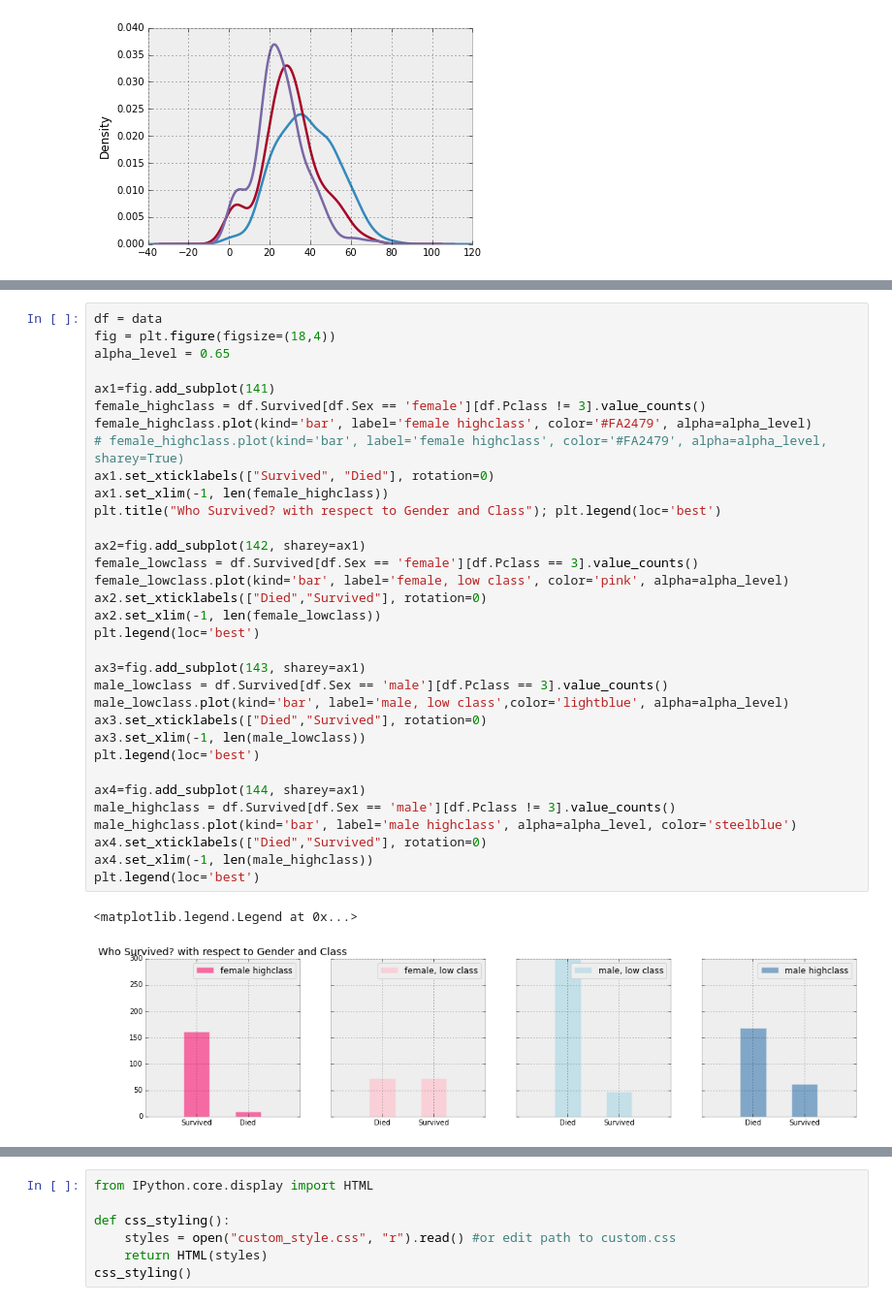
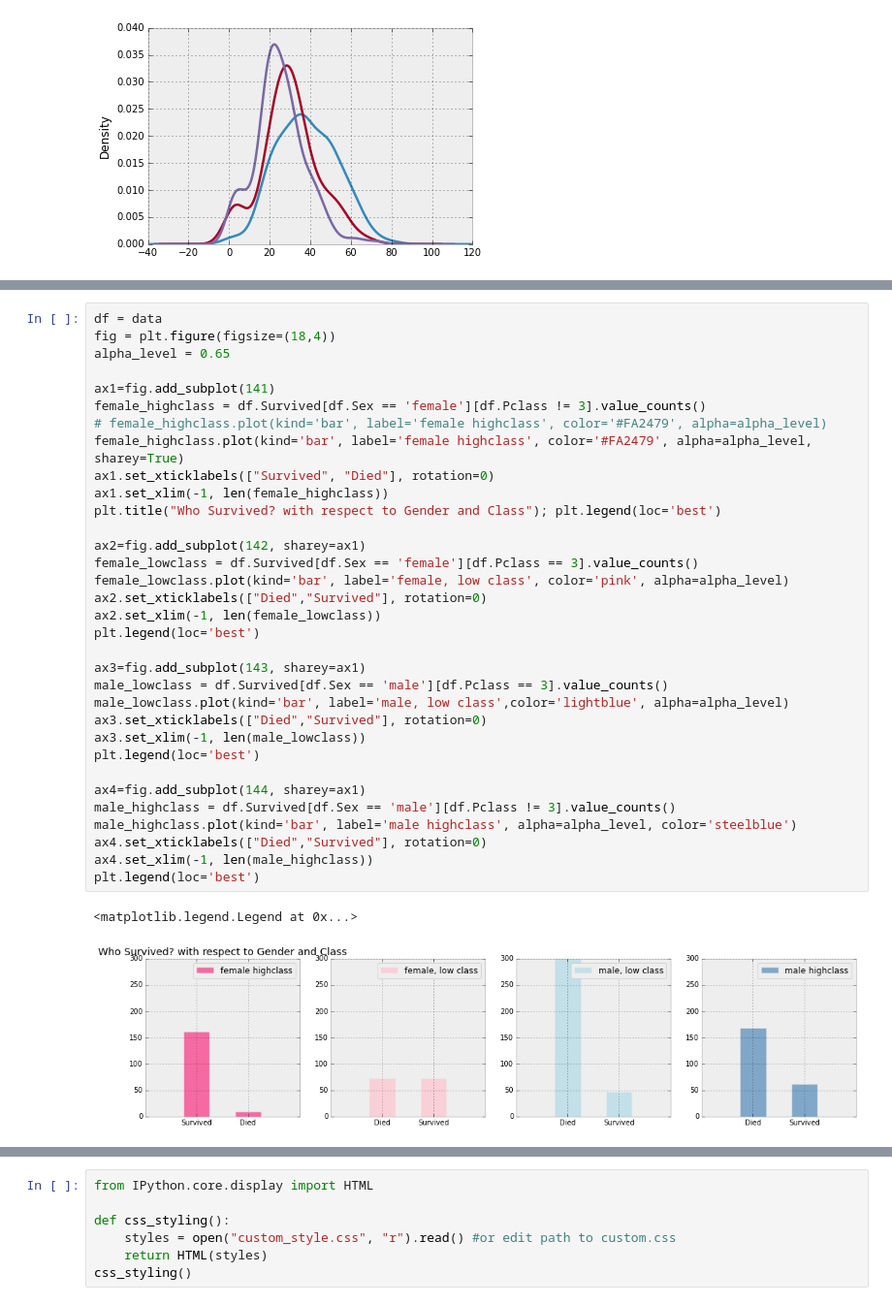
Before and after one commit to zunayed/pyDataAnalysis, a Jupyter notebook: titanic_predection.ipynb, the cells around one changed output, grey strips where cells are left out. Shown: that part at 97% size. Drawn from its saved outputs; the diff is of its cells as text.

```diff
--- a/titanic_predection.ipynb
+++ b/titanic_predection.ipynb
@@ -107,33 +135,33 @@ fig = plt.figure(figsize=(18,4))
 alpha_level = 0.65
 
 ax1=fig.add_subplot(141)
 female_highclass = df.Survived[df.Sex == 'female'][df.Pclass != 3].value_counts()
-female_highclass.plot(kind='bar', label='female highclass', color='#FA2479', alpha=alpha_level)
-# female_highclass.plot(kind='bar', label='female highclass', color='#FA2479', alpha=alpha_level, sharey=True)
+# female_highclass.plot(kind='bar', label='female highclass', color='#FA2479', alpha=alpha_level)
+female_highclass.plot(kind='bar', label='female highclass', color='#FA2479', alpha=alpha_level, sharey=True)
 ax1.set_xticklabels(["Survived", "Died"], rotation=0)
 ax1.set_xlim(-1, len(female_highclass))
 plt.title("Who Survived? with respect to Gender and Class"); plt.legend(loc='best')
 
 ax2=fig.add_subplot(142, sharey=ax1)
 female_lowclass = df.Survived[df.Sex == 'female'][df.Pclass == 3].value_counts()
 female_lowclass.plot(kind='bar', label='female, low class', color='pink', alpha=alpha_level)
 ax2.set_xticklabels(["Died","Survived"], rotation=0)
 ax2.set_xlim(-1, len(female_lowclass))
 plt.legend(loc='best')
 
 ax3=fig.add_subplot(143, sharey=ax1)
 male_lowclass = df.Survived[df.Sex == 'male'][df.Pclass == 3].value_counts()
 male_lowclass.plot(kind='bar', label='male, low class',color='lightblue', alpha=alpha_level)
 ax3.set_xticklabels(["Died","Survived"], rotation=0)
 ax3.set_xlim(-1, len(male_lowclass))
 plt.legend(loc='best')
 
 ax4=fig.add_subplot(144, sharey=ax1)
 male_highclass = df.Survived[df.Sex == 'male'][df.Pclass != 3].value_counts()
 male_highclass.plot(kind='bar', label='male highclass', alpha=alpha_level, color='steelblue')
 ax4.set_xticklabels(["Died","Survived"], rotation=0)
 ax4.set_xlim(-1, len(male_highclass))
 plt.legend(loc='best')
 # %% [output]
 <matplotlib.legend.Legend at 0x...>
-[figure, old version]
+[figure, new version]
```
Also changed, not shown: parts of 7 cells of this notebook, 1 other file.
